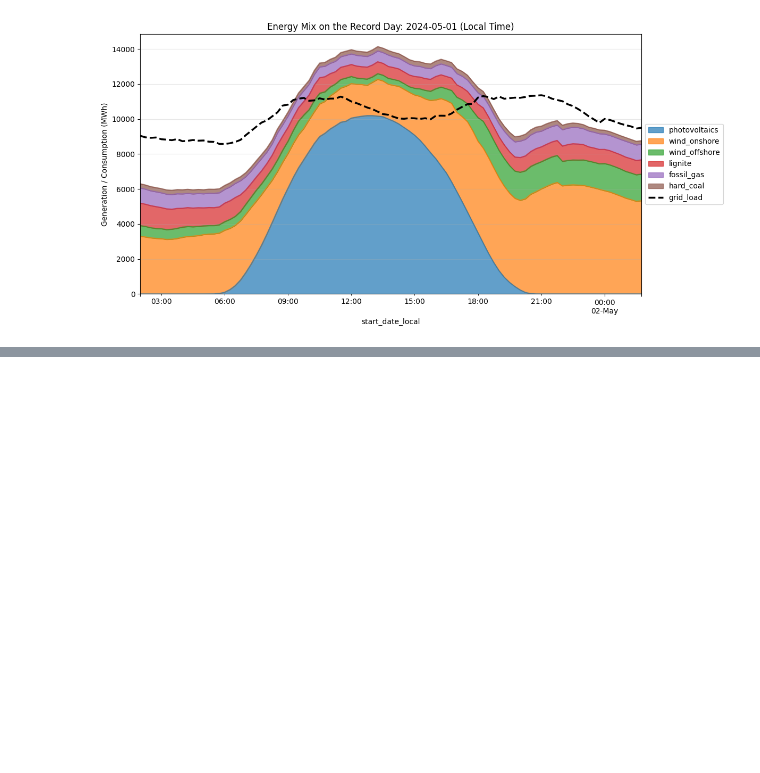
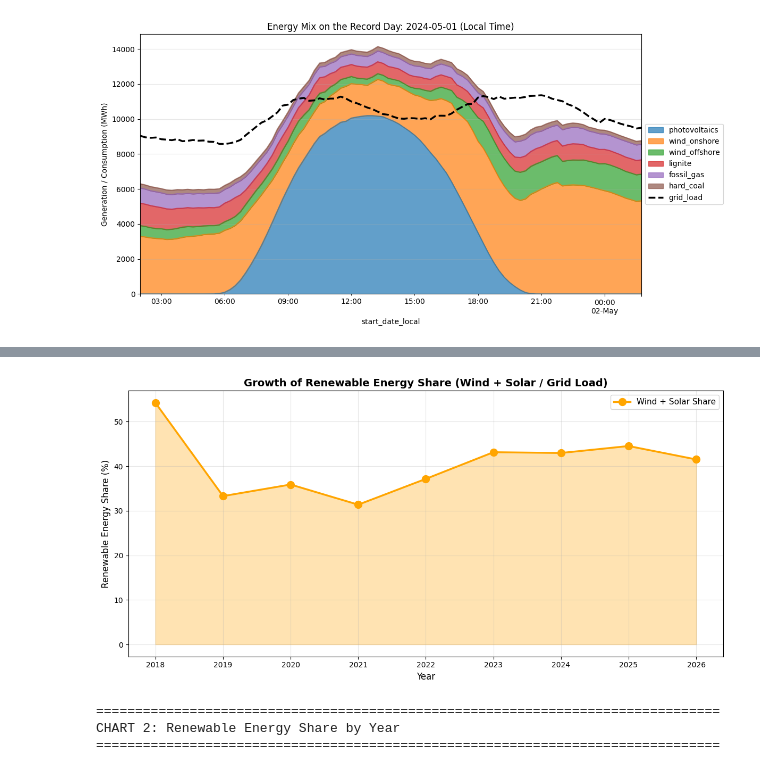
Before and after one commit to VictL7/Energy-Monitor-Germany, a Jupyter notebook: notebooks/3.merge.ipynb, the cells around one changed output, grey strips where cells are left out. Cells and saved outputs as stored; diff of their text form; code cells hidden in the pictures; blank space fills up the shorter version.

```diff
--- a/notebooks/3.merge.ipynb
+++ b/notebooks/3.merge.ipynb
@@ -1,5 +1,5 @@
 # %%
-# 通用数据处理函数
+# Generic data processing functions
 import pandas as pd
 import re
 
@@ -22,14 +22,14 @@ def clean_and_format_df(
     datetime_format='%b %d, %Y %I:%M %p',
     verbose=True,
 ):
-    """清洗单个 DataFrame：时间列、数值列、列名、End date 修复、UTC 时间列、断层检查。"""
+    """Clean single DataFrame: time columns, value columns, column names, End date fix, UTC time column, gap check."""
     df = df.copy()
 
-    # 1. 时间列
+    # 1. Time columns
     df[date_col_start] = pd.to_datetime(df[date_col_start], format=datetime_format)
     df[date_col_end] = pd.to_datetime(df[date_col_end], format=datetime_format)
 
-    # 2. 数值列：先统一按字符串清洗，再转数值
+    # 2. Value columns: first unified string cleaning, then convert to numeric
     value_columns = df.columns[value_col_start:]
     for col in value_columns:
         cleaned = (
@@ -41,32 +41,32 @@ def clean_and_format_df(
         )
         df[col] = pd.to_numeric(cleaned, errors='coerce')
 
-    # 3. 列名重命名
+    # 3. Rename columns
     if col_rename_rule is not None:
         renamed_columns = {col: col_rename_rule(col) for col in value_columns}
         df.rename(columns=renamed_columns, inplace=True)
 
-    # 4. 修复 End date（统一按固定频率推导，避免 DST 边界问题）
+    # 4. Fix End date (derive uniformly by fixed frequency, avoid DST boundary issues)
     df[date_col_end] = df[date_col_start] + pd.Timedelta(minutes=freq_minutes)
 
-    # 5. 增加 UTC 时间戳
+    # 5. Add UTC timestamp
     df[utc_col] = df[date_col_start].dt.tz_localize(
         time_zone,
         ambiguous='infer',
         nonexistent='shift_forward',
     ).dt.tz_convert('UTC')
 
-    # 6. 检查断层
+    # 6. Check for gaps
     time_diffs = df[date_col_start].diff().dropna()
     gaps = time_diffs[time_diffs != pd.Timedelta(minutes=freq_minutes)]
 
     if verbose:
-        print(f'数据形状: {df.shape}')
-        print(f'数值列数量: {len(df.columns[value_col_start:])}')
+        print(f'Data shape: {df.shape}')
+        print(f'Number of value columns: {len(df.columns[value_col_start:])}')
         if gaps.empty:
-            print('时间戳连续，无断层 ✓')
+            print('Time stamps are continuous, no gaps ✓')
         else:
-            print(f'警告：发现 {len(gaps)} 处时间断层！')
+            print(f'Warning: Found {len(gaps)} time gaps!')
             print(gaps)
 
     return df
@@ -77,7 +77,7 @@ def load_and_clean_csv(
     sep=';',
     **kwargs,
 ):
-    """从 CSV 读取后直接调用 clean_and_format_df。统一按字符串读取，避免 pandas 提前误判类型。"""
+    """Load from CSV and call clean_and_format_df directly. Uniformly read as string to avoid pandas pre-judging types."""
     raw_df = pd.read_csv(file_path, sep=sep, dtype=str)
     return clean_and_format_df(raw_df, **kwargs)
 # %%
@@ -454,0 +475,22 @@ print(f"这一天德国向邻国‘白送’（或廉价出口）了约 {total_e
+# %%
+# Visualization 2: Annual trend of renewable energy share
+renewable_trend = yearly_stats['avg_renewable_share'].sort_index()
+fig, ax = plt.subplots(figsize=(12, 6))
+ax.plot(renewable_trend.index, renewable_trend.values, marker='o', linewidth=2.5, markersize=10, color='orange', label='Wind + Solar Share')
+ax.fill_between(renewable_trend.index, renewable_trend.values, alpha=0.3, color='orange')
+ax.set_title('Growth of Renewable Energy Share (Wind + Solar / Grid Load)', fontsize=14, fontweight='bold')
+ax.set_xlabel('Year', fontsize=12)
+ax.set_ylabel('Renewable Energy Share (%)', fontsize=12)
+ax.grid(alpha=0.3)
+ax.legend(fontsize=11)
+plt.tight_layout()
+plt.show()
+
+print("=" * 80)
+print("CHART 2: Renewable Energy Share by Year")
+print("=" * 80)
+# %% [output]
+[figure, added]
+================================================================================
+CHART 2: Renewable Energy Share by Year
+================================================================================
```
Also changed, not shown: parts of 18 cells of this notebook, 17 other files.
